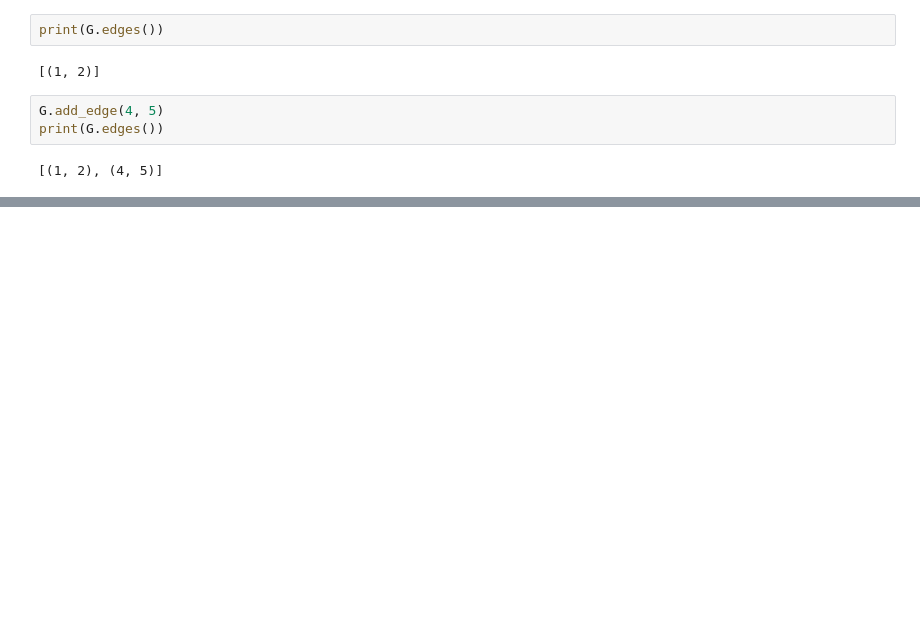
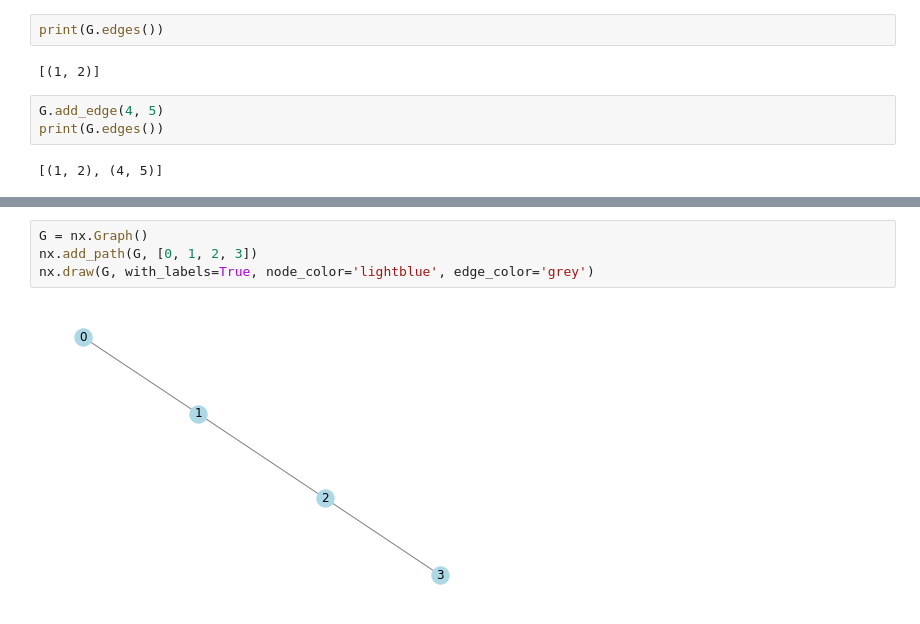
Before and after one commit to swleexz/TIL, a Jupyter notebook: 01_bigdata_ai_via_python/06_bigdata_analysis.ipynb, the cells around one changed output, grey strips where cells are left out. Saved outputs shown, nothing was run; the diff lists cells and outputs as text; blank space fills up the shorter version.

```diff
--- a/01_bigdata_ai_via_python/06_bigdata_analysis.ipynb
+++ b/01_bigdata_ai_via_python/06_bigdata_analysis.ipynb
@@ -52,0 +68,6 @@ print(G.edges())
+# %%
+G = nx.Graph()
+nx.add_path(G, [0, 1, 2, 3])
+nx.draw(G, with_labels=True, node_color='lightblue', edge_color='grey')
+# %% [output]
+[figure, added]
```
Also changed, not shown: parts of 45 cells of this notebook, 5 other files.
